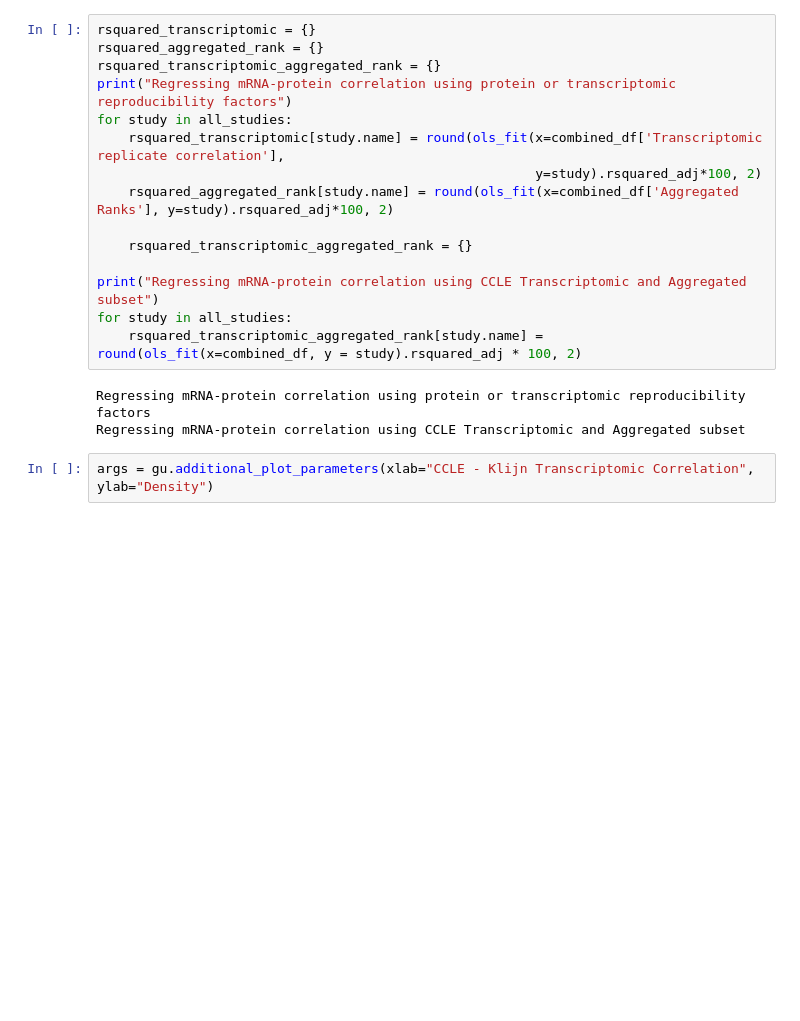
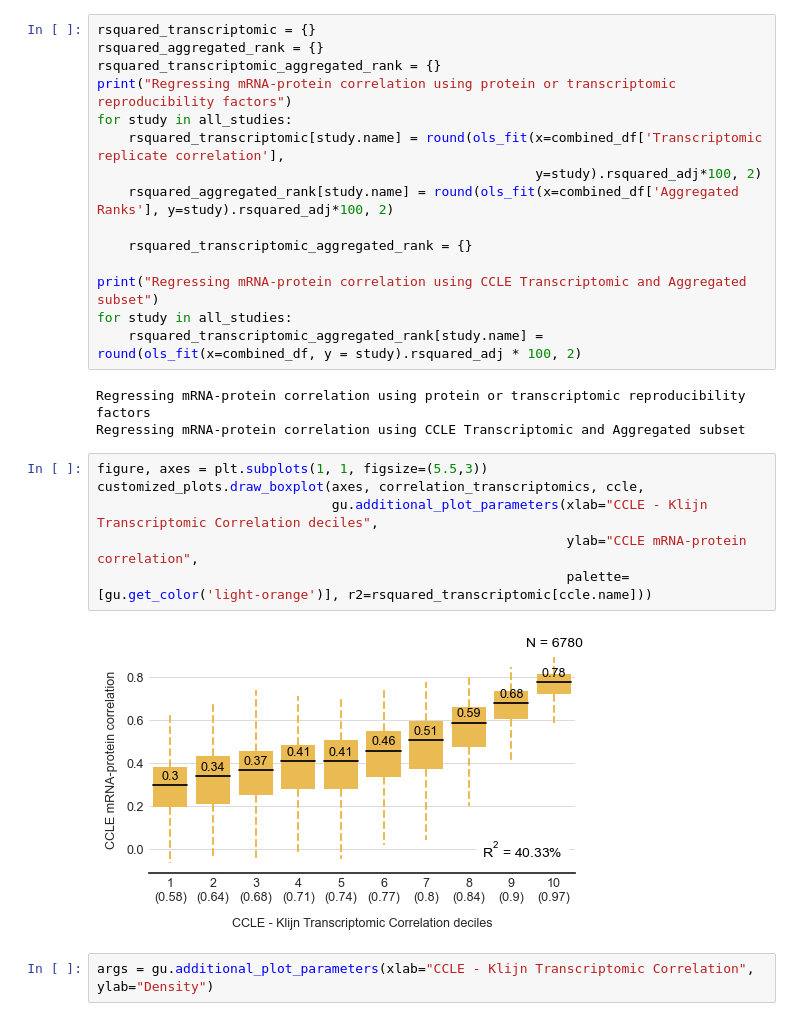
Before and after one commit to cancergenetics/limitations_of_omics_reproducibility, a Jupyter notebook: 02_data_analysis/7_transcriptomic_replicate_analysis.ipynb, the cells around one changed output. Cells and saved outputs as stored; diff of their text form; blank space fills up the shorter version.

```diff
--- a/02_data_analysis/7_transcriptomic_replicate_analysis.ipynb
+++ b/02_data_analysis/7_transcriptomic_replicate_analysis.ipynb
@@ -130,6 +146,14 @@ for study in all_studies:
 # %% [output]
 Regressing mRNA-protein correlation using protein or transcriptomic reproducibility factors
 Regressing mRNA-protein correlation using CCLE Transcriptomic and Aggregated subset
+# %%
+figure, axes = plt.subplots(1, 1, figsize=(5.5,3))
+customized_plots.draw_boxplot(axes, correlation_transcriptomics, ccle,
+                              gu.additional_plot_parameters(xlab="CCLE - Klijn Transcriptomic Correlation deciles",
+                                                            ylab="CCLE mRNA-protein correlation",
+                                                            palette=[gu.get_color('light-orange')], r2=rsquared_transcriptomic[ccle.name]))
+# %% [output]
+[figure, added]
 # %%
 args = gu.additional_plot_parameters(xlab="CCLE - Klijn Transcriptomic Correlation", ylab="Density")
 # %%
```
Also changed, not shown: parts of 2 cells of this notebook, 25 other files.
